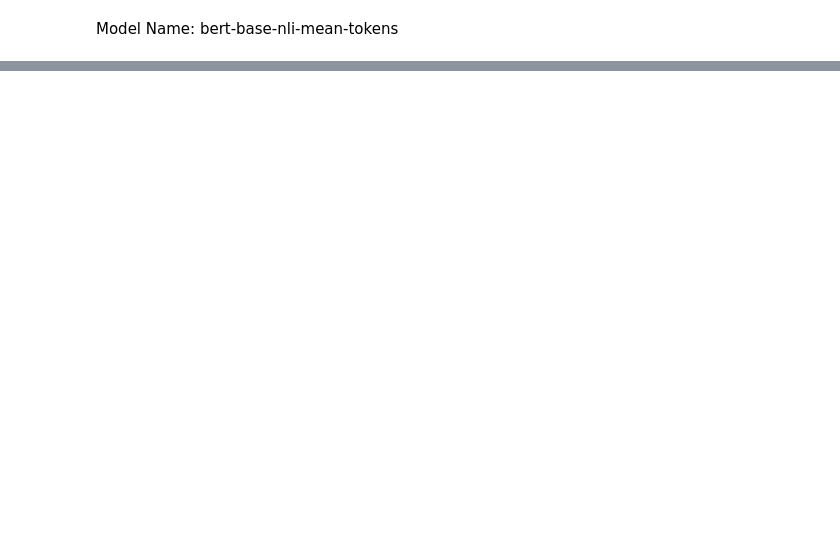
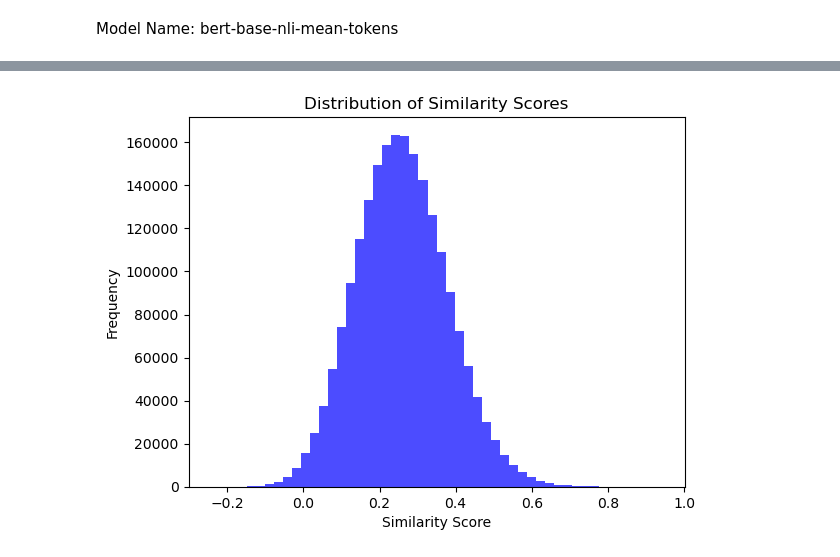
Before and after one commit to anabeteringhe/Company_Classifier, a Jupyter notebook: Code/categorizing_bert.ipynb, the cells around one changed output, grey strips where cells are left out. Drawn from its saved outputs; the diff is of its cells as text; code cells hidden in the pictures; blank space fills up the shorter version.

```diff
--- a/Code/categorizing_bert.ipynb
+++ b/Code/categorizing_bert.ipynb
@@ -33,3 +55,12 @@ similarities = (np.array(description_similarity) + np.array(business_tags_simila
+# %%
+flattened_similarities = similarities.flatten()
+plt.hist(flattened_similarities, bins=50, color='blue', alpha=0.7)
+plt.title("Distribution of Similarity Scores")
+plt.xlabel("Similarity Score")
+plt.ylabel("Frequency")
+plt.show()
+# %% [output]
+[figure, added]
 # %%
 def get_top_labels(similarities, labels, top_n=3):
     top_indices = np.argsort(similarities, axis=1)[:, -top_n:][:, ::-1]
```
Also changed, not shown: parts of 7 cells of this notebook, 33 other files.
